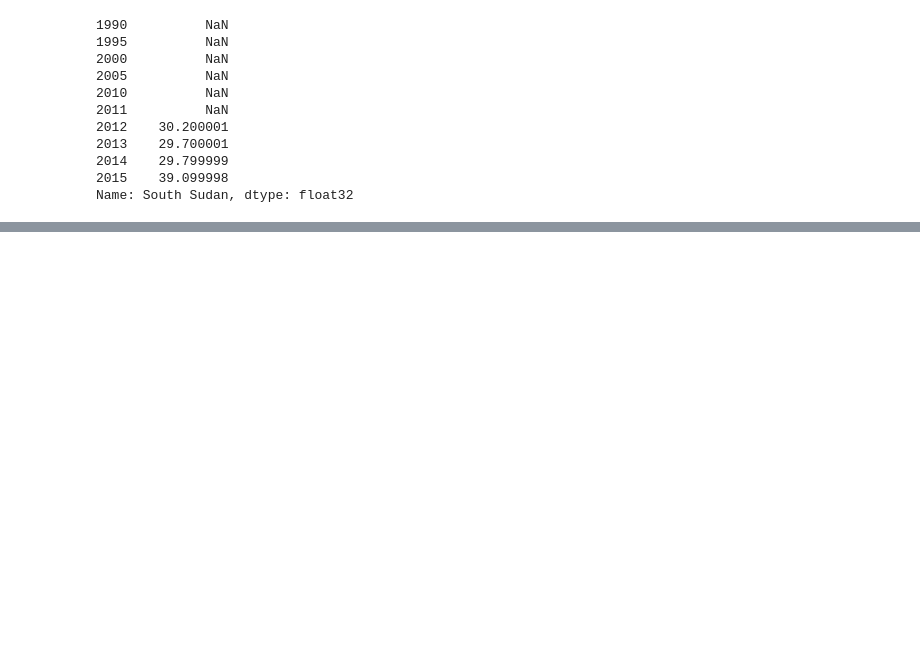
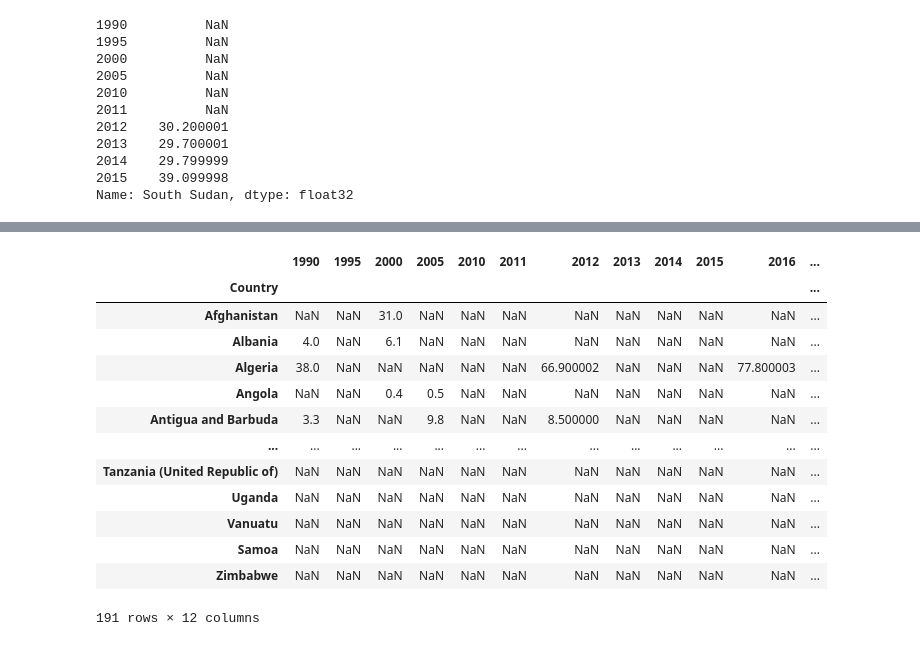
Before and after one commit to mattcoget/Project-HDI, a Jupyter notebook: Natural ressources depletion.ipynb, the cells around one changed output, grey strips where cells are left out. Drawn from its saved outputs; the diff is of its cells as text; code cells hidden in the pictures; blank space fills up the shorter version.

```diff
--- a/Natural ressources depletion.ipynb
+++ b/Natural ressources depletion.ipynb
@@ -1772,0 +1881,4 @@ renewables.to_csv('Renewable energy consumption_cleaned.csv')
+# %%
+water=water[:191]
+# %%
+water=water.set_index('Country')
@@ -1772,0 +1922,17 @@ renewables.to_csv('Renewable energy consumption_cleaned.csv')
+# %%
+water
+# %% [output]
+|  | 1990 | 1995 | 2000 | 2005 | 2010 | 2011 | 2012 | 2013 | 2014 | 2015 | 2016 | ... |
+| Country |  |  |  |  |  |  |  |  |  |  |  | ... |
+| Afghanistan | NaN | NaN | 31.0 | NaN | NaN | NaN | NaN | NaN | NaN | NaN | NaN | ... |
+| Albania | 4.0 | NaN | 6.1 | NaN | NaN | NaN | NaN | NaN | NaN | NaN | NaN | ... |
+| Algeria | 38.0 | NaN | NaN | NaN | NaN | NaN | 66.900002 | NaN | NaN | NaN | 77.800003 | ... |
+| Angola | NaN | NaN | 0.4 | 0.5 | NaN | NaN | NaN | NaN | NaN | NaN | NaN | ... |
+| Antigua and Barbuda | 3.3 | NaN | NaN | 9.8 | NaN | NaN | 8.500000 | NaN | NaN | NaN | NaN | ... |
+| ... | ... | ... | ... | ... | ... | ... | ... | ... | ... | ... | ... | ... |
+| Tanzania (United Republic of) | NaN | NaN | NaN | NaN | NaN | NaN | NaN | NaN | NaN | NaN | NaN | ... |
+| Uganda | NaN | NaN | NaN | NaN | NaN | NaN | NaN | NaN | NaN | NaN | NaN | ... |
+| Vanuatu | NaN | NaN | NaN | NaN | NaN | NaN | NaN | NaN | NaN | NaN | NaN | ... |
+| Samoa | NaN | NaN | NaN | NaN | NaN | NaN | NaN | NaN | NaN | NaN | NaN | ... |
+| Zimbabwe | NaN | NaN | NaN | NaN | NaN | NaN | NaN | NaN | NaN | NaN | NaN | ... |
+191 rows × 12 columns
```
Also changed, not shown: parts of 16 cells of this notebook, 19 other files.
